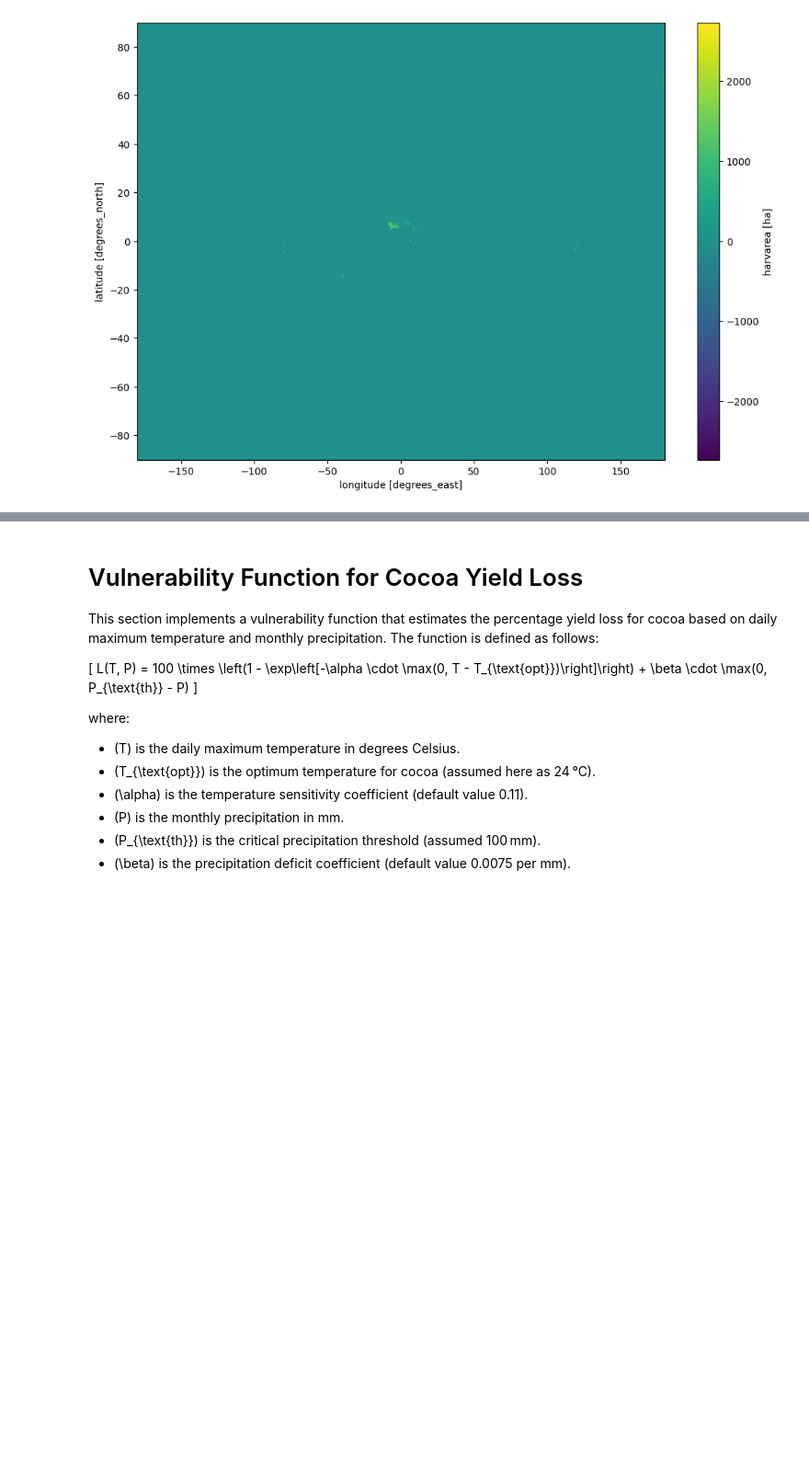
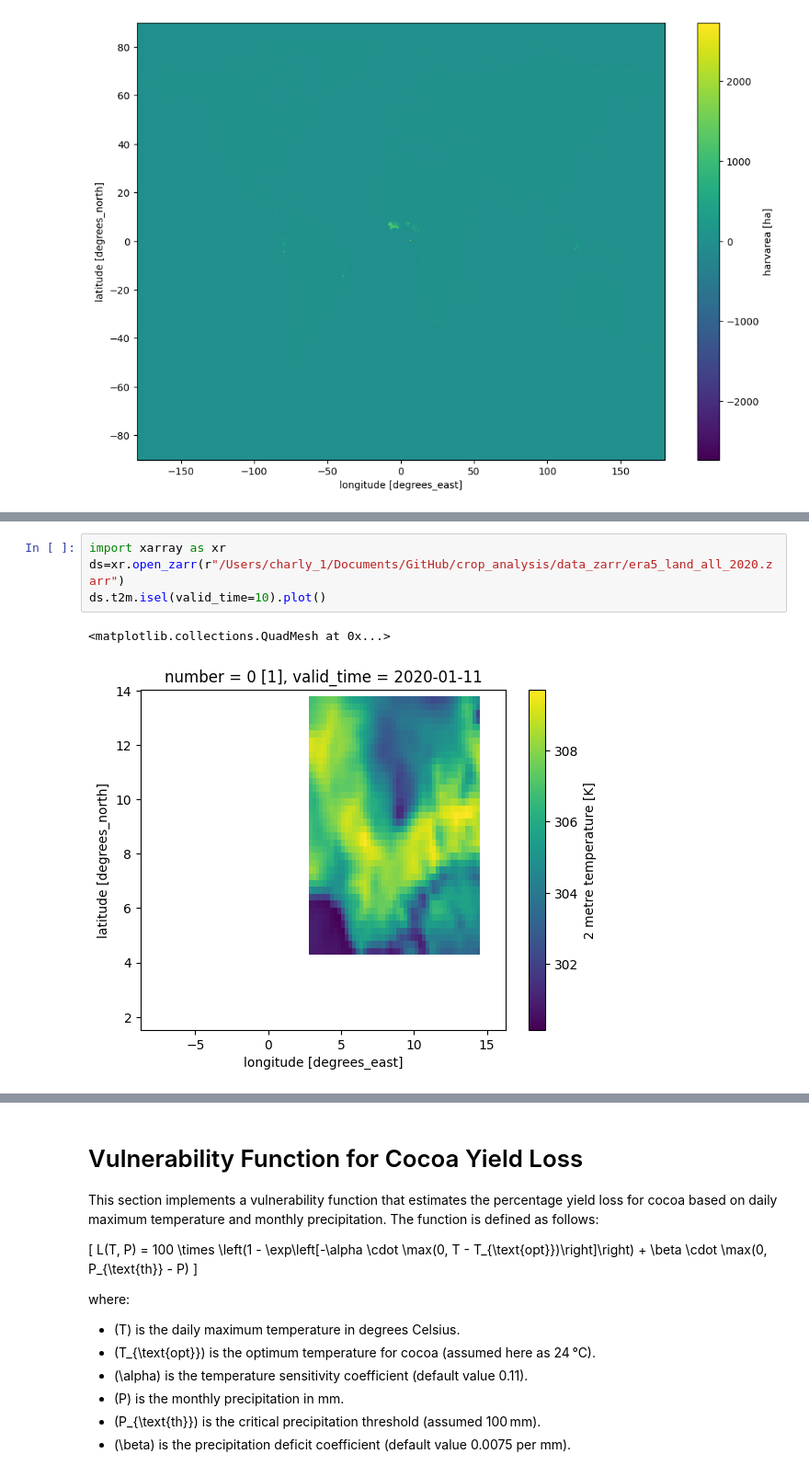
Before and after one commit to carsanmilcar/crop_analysis, a Jupyter notebook: nb.ipynb, the cells around one changed output, grey strips where cells are left out. Shown: that part at 92% size. Drawn from its saved outputs; the diff is of its cells as text; blank space fills up the shorter version.

```diff
--- a/nb.ipynb
+++ b/nb.ipynb
@@ -206,0 +315,7 @@ Your request is too large, please reduce your selection.
+# %%
+import xarray as xr
+ds=xr.open_zarr(r"/Users/charly_1/Documents/GitHub/crop_analysis/data_zarr/era5_land_all_2020.zarr")
+ds.t2m.isel(valid_time=10).plot()
+# %% [output]
+<matplotlib.collections.QuadMesh at 0x...>
+[figure, added]
```
Also changed, not shown: parts of 10 cells of this notebook, 2 other files.
